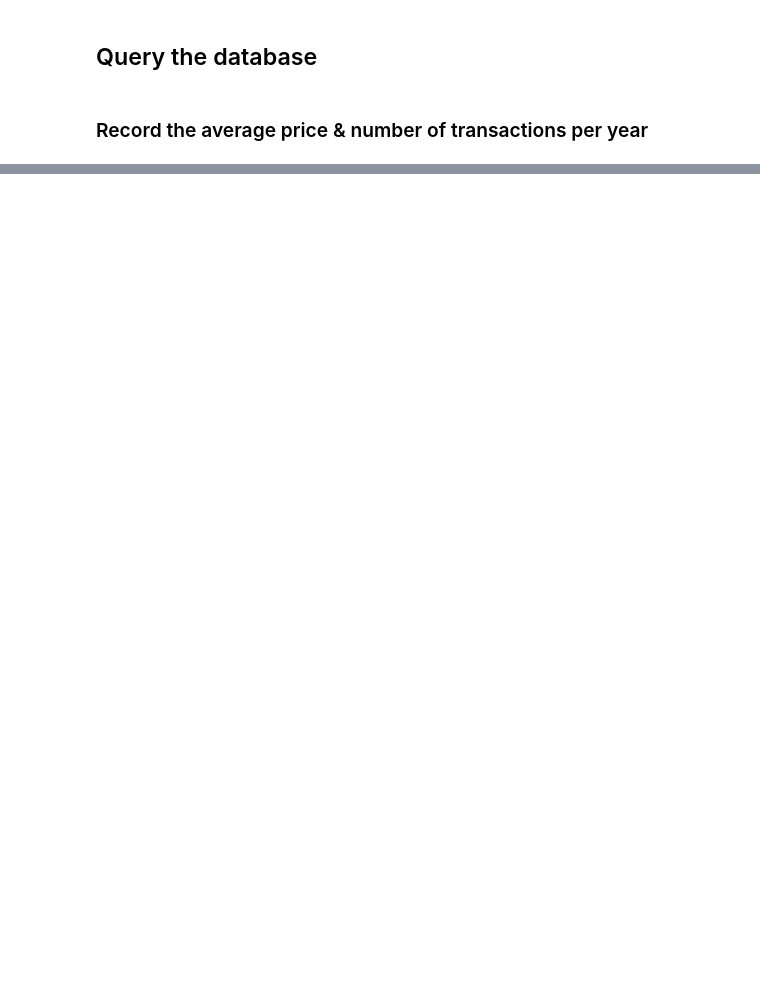
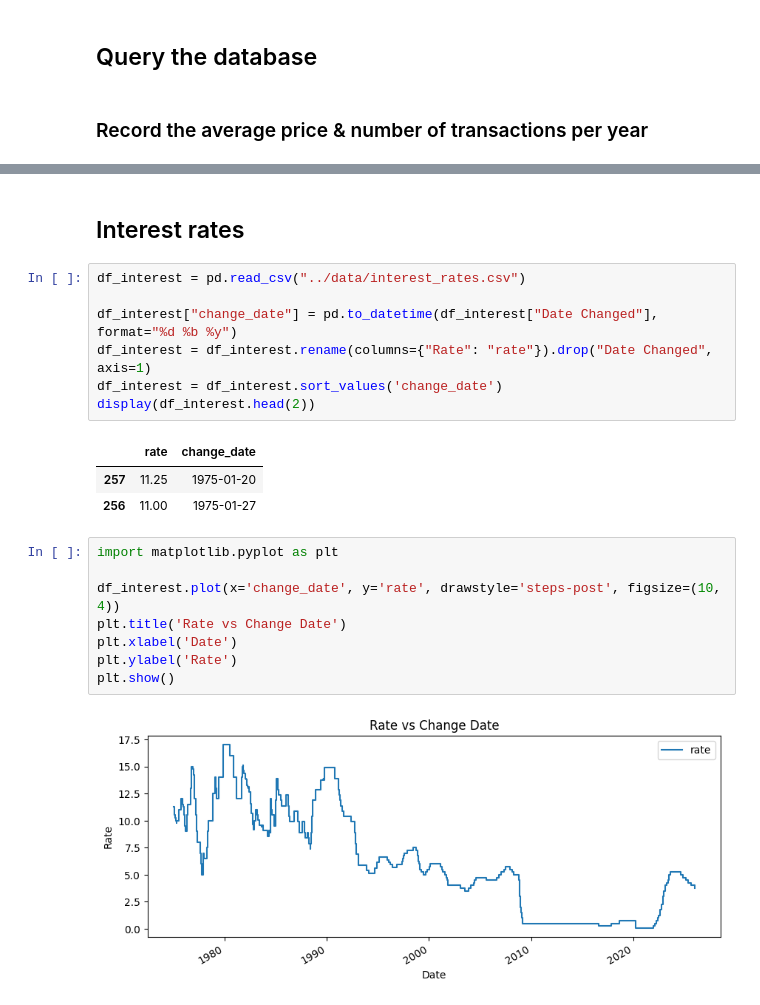
Before and after one commit to BDEvan5/property_prices, a Jupyter notebook: property_prices/test_data_store.ipynb, the cells around one changed output, grey strips where cells are left out. Saved outputs shown, nothing was run; the diff lists cells and outputs as text; blank space fills up the shorter version.

```diff
--- a/property_prices/test_data_store.ipynb
+++ b/property_prices/test_data_store.ipynb
@@ -282,0 +221,23 @@ plt.show()
+# %% [markdown]
+## Interest rates
+# %%
+df_interest = pd.read_csv("../data/interest_rates.csv")
+
+df_interest["change_date"] = pd.to_datetime(df_interest["Date Changed"], format="%d %b %y")
+df_interest = df_interest.rename(columns={"Rate": "rate"}).drop("Date Changed", axis=1)
+df_interest = df_interest.sort_values('change_date')
+display(df_interest.head(2))
+# %% [output]
+|  | rate | change_date |
+| 257 | 11.25 | 1975-01-20 |
+| 256 | 11.00 | 1975-01-27 |
+# %%
+import matplotlib.pyplot as plt
+
+df_interest.plot(x='change_date', y='rate', drawstyle='steps-post', figsize=(10, 4))
+plt.title('Rate vs Change Date')
+plt.xlabel('Date')
+plt.ylabel('Rate')
+plt.show()
+# %% [output]
+[figure, added]
```
Also changed, not shown: parts of 18 cells of this notebook.
